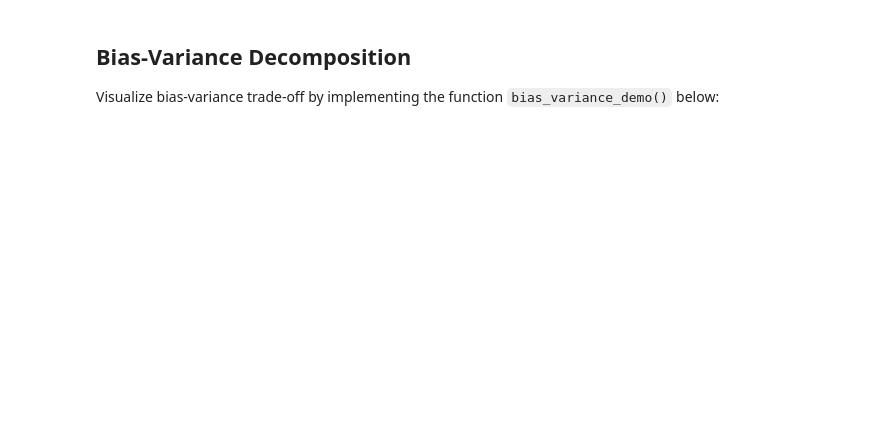
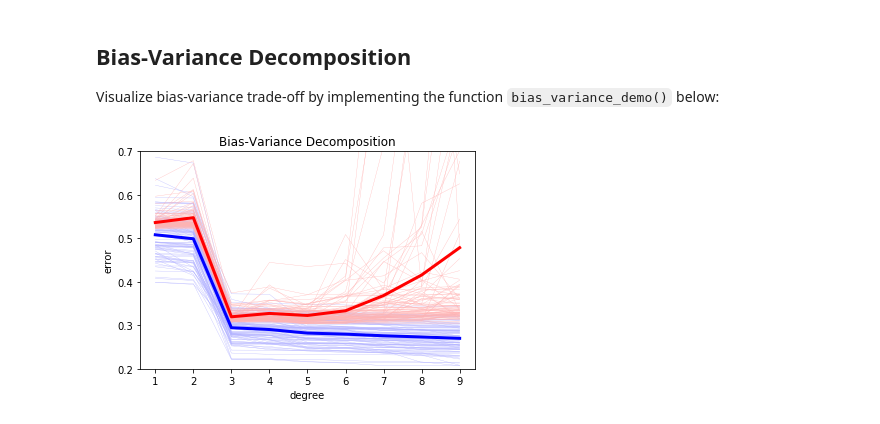
Before and after one commit to MNabegh/ML_course, a Jupyter notebook: labs/ex04/template/ex04.ipynb, the cells around one changed output. Saved outputs shown, nothing was run; the diff lists cells and outputs as text; code cells hidden in the pictures; blank space fills up the shorter version.

```diff
--- a/labs/ex04/template/ex04.ipynb
+++ b/labs/ex04/template/ex04.ipynb
@@ -78,35 +102,39 @@ Visualize bias-variance trade-off by implementing the function `bias_variance_de
 # %%
 from least_squares import least_squares
 from split_data import split_data
 from plots import bias_variance_decomposition_visualization
 
 def bias_variance_demo():
     """The entry."""
     # define parameters
     seeds = range(100)
     num_data = 10000
     ratio_train = 0.005
     degrees = range(1, 10)
 
     # define list to store the variable
     rmse_tr = np.empty((len(seeds), len(degrees)))
     rmse_te = np.empty((len(seeds), len(degrees)))
 
     for index_seed, seed in enumerate(seeds):
         np.random.seed(seed)
         x = np.linspace(0.1, 2 * np.pi, num_data)
         y = np.sin(x) + 0.3 * np.random.randn(num_data).T
         # ***************************************************
         # INSERT YOUR CODE HERE
-        # split data with a specific seed: TODO
+        train_y, train_x, test_y, test_x = split_data(x, y, ratio_train, seed)
         # ***************************************************
-        raise NotImplementedError
         # ***************************************************
-        # INSERT YOUR CODE HERE
-        # bias_variance_decomposition: TODO
+        for index_degree, degree in enumerate(degrees):
+            train_x_degree, test_x_degree = build_poly(train_x, degree), build_poly(test_x, degree)
+            w, _ = least_squares(train_y, train_x_degree)
+            rmse_tr[index_seed, index_degree] = np.sqrt(2 * compute_mse(train_y, train_x_degree, w))
+            rmse_te[index_seed, index_degree] = np.sqrt(2 * compute_mse(test_y, test_x_degree, w))
         # ***************************************************
-        raise NotImplementedError
+#         raise NotImplementedError
 
     bias_variance_decomposition_visualization(degrees, rmse_tr, rmse_te)
 
 bias_variance_demo()
+# %% [output]
+[figure, added]
```
Also changed, not shown: parts of 3 cells of this notebook, 3 other files.
